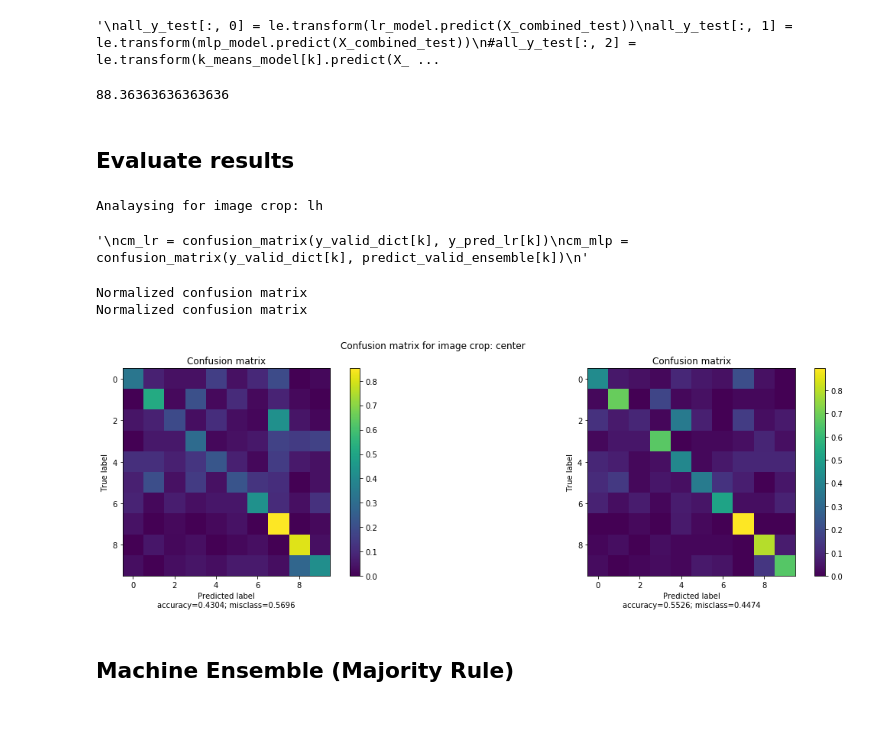
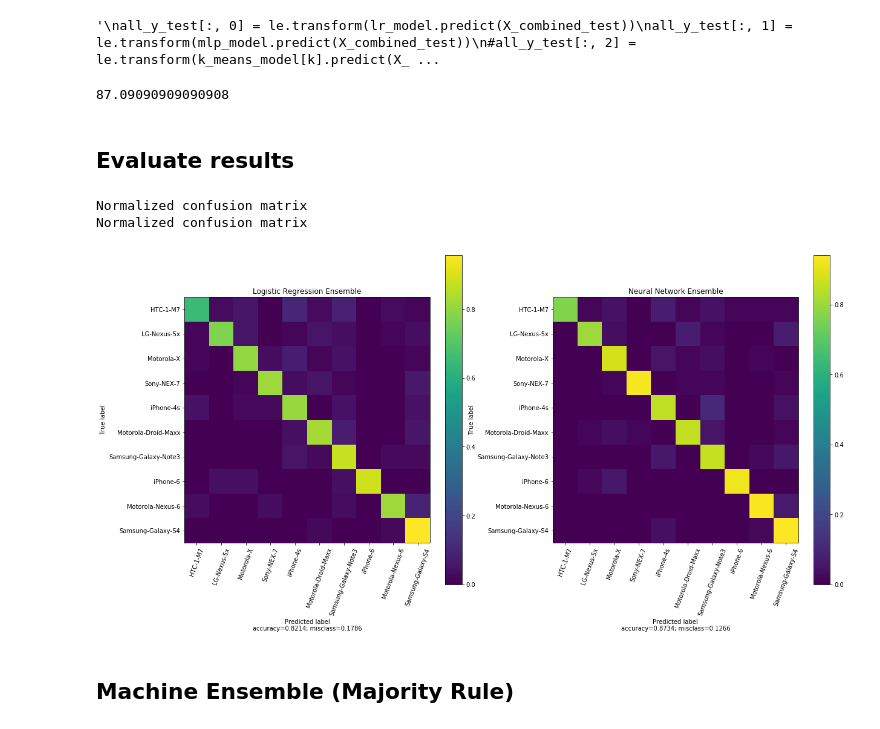
Before and after one commit to RenatoBMLR/Camera-Model-Identification, a Jupyter notebook: Features_extractor.ipynb, the cells around one changed output. Drawn from its saved outputs; the diff is of its cells as text; code cells hidden in the pictures.

Commit message:
created confusion matrix for model evaluation

```diff
--- a/Features_extractor.ipynb
+++ b/Features_extractor.ipynb
@@ -425,9 +425,9 @@ else:
     y_pred_mlp = {}
 
     for k in params.keys():
-        mlp_model[k] = MLPClassifier(hidden_layer_sizes=(512,), max_iter=100, alpha=1e-4,
+        mlp_model[k] = MLPClassifier(hidden_layer_sizes=(256,128), max_iter=100, alpha=1e-4,
                         solver='sgd', verbose=0, tol=1e-4, random_state=1,
-                        learning_rate_init=.1, early_stopping=True)
+                        learning_rate_init=.1, early_stopping=False)
 
         mlp_model[k].fit(X_train_dict[k], y_train_dict[k])
         y_pred_mlp[k] = mlp_model[k].predict(X_valid_dict[k])
@@ -550,31 +550,31 @@ all_y_valid_mlp[:, 1] = le.transform(mlp_model.predict(X_valid))
 # %% [output]
 '\nall_y_test[:, 0] = le.transform(lr_model.predict(X_combined_test))\nall_y_test[:, 1] = le.transform(mlp_model.predict(X_combined_test))\n#all_y_test[:, 2] = le.transform(k_means_model[k].predict(X_ ...
 # %%
-out_valid, _ = mode(all_y_valid_mlp, axis=-1)
-predict_valid_ensemble = out_valid.ravel()
-predict_valid_ensemble = le.inverse_transform(predict_valid_ensemble.astype(int))
+out_valid_ml, _ = mode(all_y_valid_mlp, axis=-1)
+predict_valid_ensemble_ml = out_valid_ml.ravel()
+predict_valid_ensemble_ml = le.inverse_transform(predict_valid_ensemble_ml.astype(int))
+
+out_valid_lr, _ = mode(all_y_valid_lr, axis=-1)
+predict_valid_ensemble_lr = out_valid_lr.ravel()
+predict_valid_ensemble_lr = le.inverse_transform(predict_valid_ensemble_lr.astype(int))
+
 
 out_test, _ = mode(all_y_test_mlp, axis=-1)
 predict_test_ensemble = out_test.ravel()
 predict_test_ensemble = le.inverse_transform(predict_test_ensemble.astype(int))
 # %%
-100*(np.sum(predict_valid_ensemble==y_valid_dict['center'])/len(predict_valid_ensemble))
+100*(np.sum(predict_valid_ensemble_ml==y_valid_dict['center'])/len(predict_valid_ensemble))
 # %% [output]
-88.36363636363636
+87.09090909090908
 # %% [markdown]
 ## Evaluate results
 # %%
-print('Analaysing for image crop: {}'.format(k))
-'''
-cm_lr = confusion_matrix(y_valid_dict[k], y_pred_lr[k])
-cm_mlp = confusion_matrix(y_valid_dict[k], predict_valid_ensemble[k])
-'''
+cm_lr = confusion_matrix(predict_valid_ensemble_lr, y_valid_dict['center'])
+cm_mlp = confusion_matrix(predict_valid_ensemble_ml, y_valid_dict['center'])
+
 #http://scikit-learn.org/stable/auto_examples/neural_networks/plot_mnist_filters.html
-# %% [output]
-Analaysing for image crop: lh
-'\ncm_lr = confusion_matrix(y_valid_dict[k], y_pred_lr[k])\ncm_mlp = confusion_matrix(y_valid_dict[k], predict_valid_ensemble[k])\n'
 # %%
-def plot_cm(cm, title='Confusion matrix', cmap=None, normalize=True):
+def plot_cm(cm, title='Confusion matrix', classes= [], cmap=None, normalize=True):
 
     if normalize:
         cm = cm.astype('float') / cm.sum(axis=1)[:, np.newaxis]
@@ -586,23 +586,28 @@ def plot_cm(cm, title='Confusion matrix', cmap=None, normalize=True):
     misclass = 1 - accuracy
 
     plt.imshow(cm, interpolation='nearest', cmap=cmap)
-    plt.title(title)
+    plt.title(title, fontsize=20)
     plt.colorbar()
     plt.ylabel('True label')
     plt.xlabel('Predicted label\naccuracy={:0.4f}; misclass={:0.4f}'.format(accuracy, misclass))
     plt.title(title)
-    plt.suptitle('Confusion matrix for image crop: {}'.format(k))
+
+    tick_marks = np.arange(len(classes))
+    plt.xticks(tick_marks, classes, rotation=70)
+    plt.yticks(tick_marks, classes)
 # %%
-plt.figure(figsize=(20, 5))
+fig = plt.figure(figsize=(20, 10))
 plt.subplot(1,2,1)
-plot_cm(cm_lr)
+plot_cm(cm_lr, title='Logistic Regression Ensemble', classes=camara_models)
 
 plt.subplot(1,2,2)
-plot_cm(cm_mlp)
+plot_cm(cm_mlp, title='Neural Network Ensemble', classes=camara_models)
+
+fig.savefig('confusion_matrix.png')
 # %% [output]
 Normalized confusion matrix
 Normalized confusion matrix
-[figure, old version]
+[figure, new version]
 # %% [markdown]
 ## Machine Ensemble (Majority Rule)
 # %%
```
Also changed, not shown: parts of 1 cell of this notebook.
